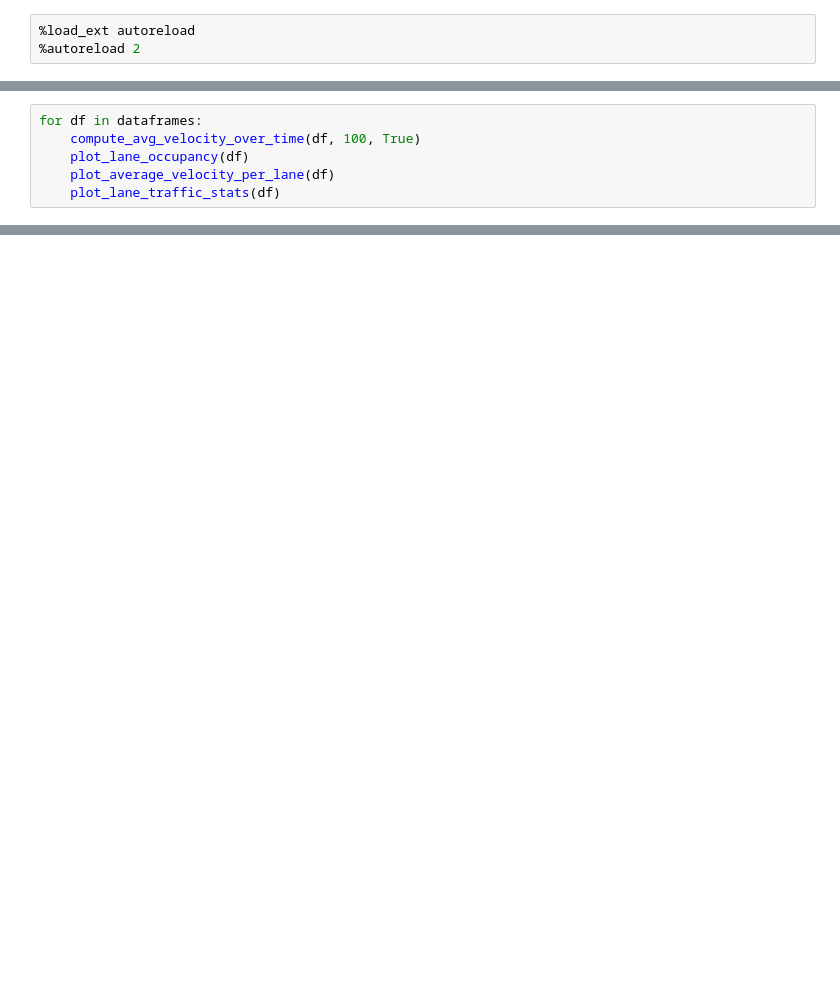
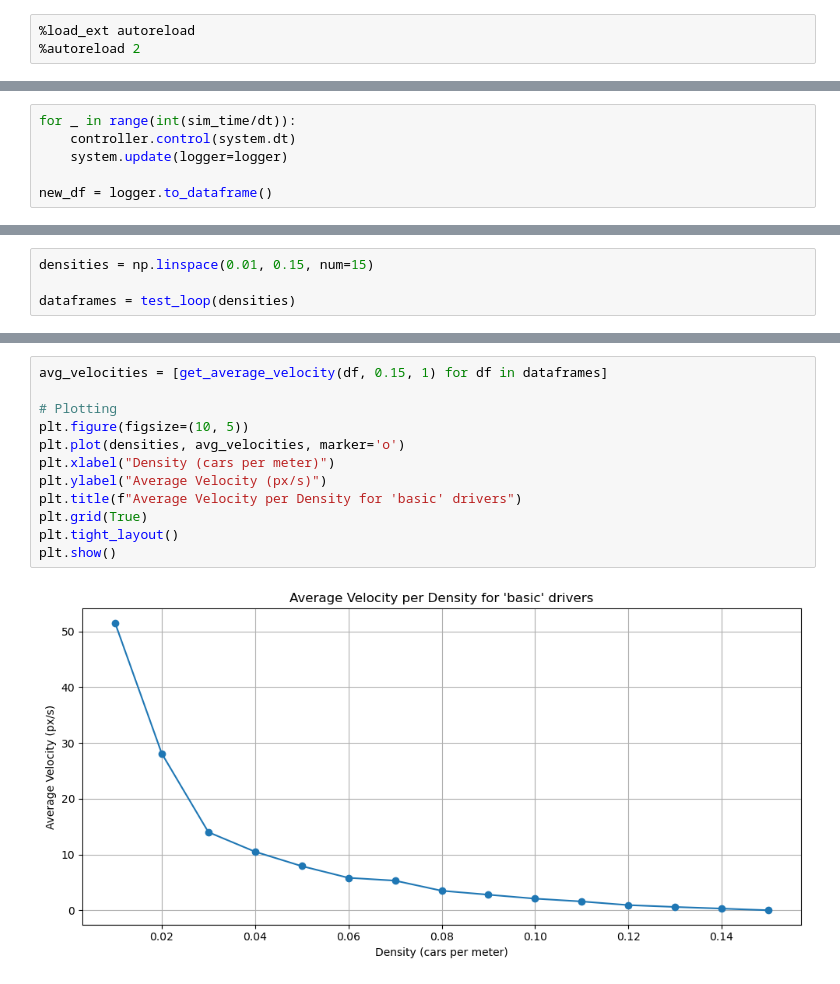
Before and after one commit to yuval-levi-046/PROM-Physical-Simulation, a Jupyter notebook: simulator.ipynb, the cells around one changed output, grey strips where cells are left out. Saved outputs shown, nothing was run; the diff lists cells and outputs as text; blank space fills up the shorter version.

```diff
--- a/simulator.ipynb
+++ b/simulator.ipynb
@@ -24,0 +46,6 @@ def get_last_frame_average_velocity(df):
+# %%
+for _ in range(int(sim_time/dt)):
+    controller.control(system.dt)
+    system.update(logger=logger)
+
+new_df = logger.to_dataframe()
@@ -79,6 +126,4 @@ dataframes = test_loop(times, rate, starting_value)
-# %%
-for df in dataframes:
-    compute_avg_velocity_over_time(df, 100, True)
-    plot_lane_occupancy(df)
-    plot_average_velocity_per_lane(df)
-    plot_lane_traffic_stats(df)
+# %%
+densities = np.linspace(0.01, 0.15, num=15)
+
+dataframes = test_loop(densities)
@@ -84,0 +148,14 @@ for df in dataframes:
+# %%
+avg_velocities = [get_average_velocity(df, 0.15, 1) for df in dataframes]
+
+# Plotting
+plt.figure(figsize=(10, 5))
+plt.plot(densities, avg_velocities, marker='o')
+plt.xlabel("Density (cars per meter)")
+plt.ylabel("Average Velocity (px/s)")
+plt.title(f"Average Velocity per Density for 'basic' drivers")
+plt.grid(True)
+plt.tight_layout()
+plt.show()
+# %% [output]
+[figure, added]
```
Also changed, not shown: parts of 13 cells of this notebook, 7 other files.
